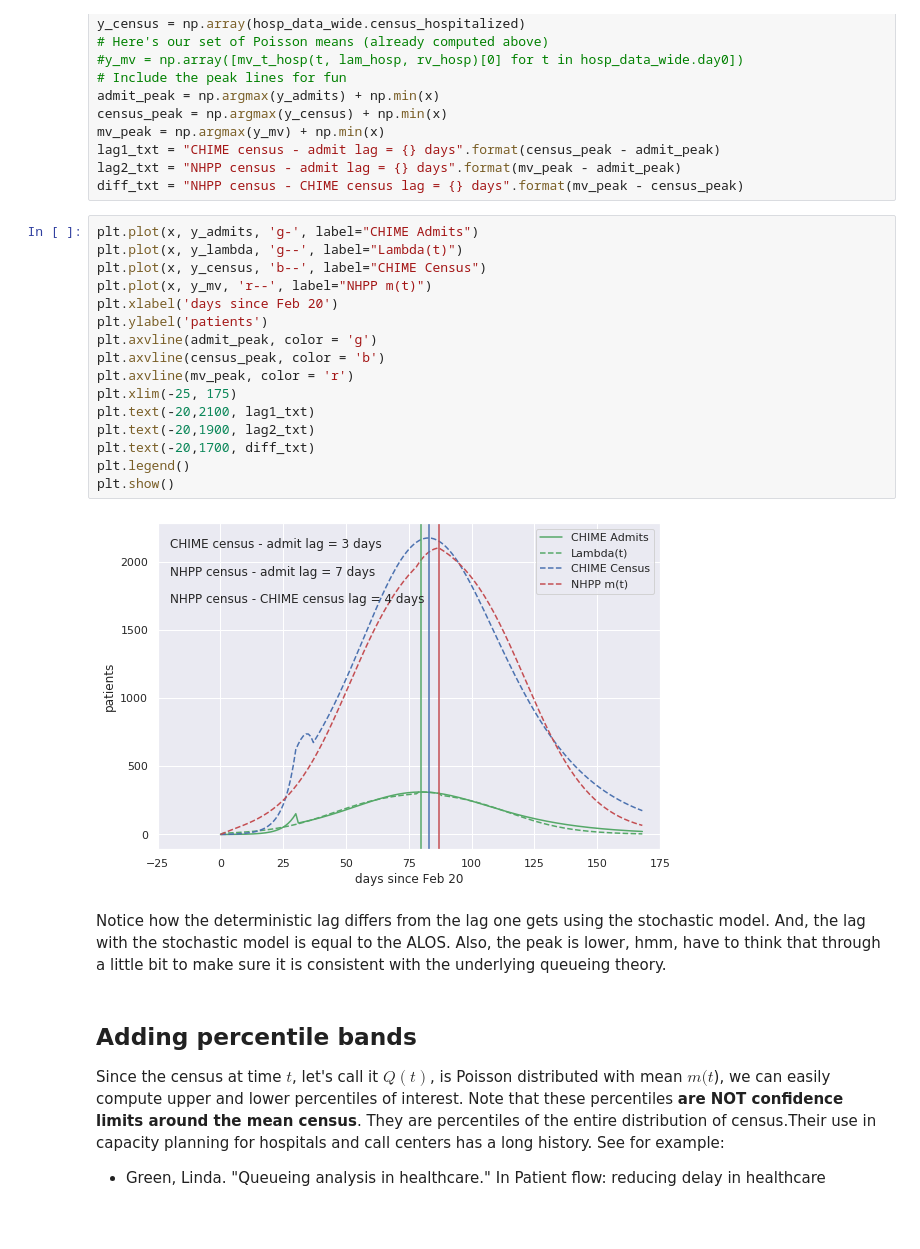
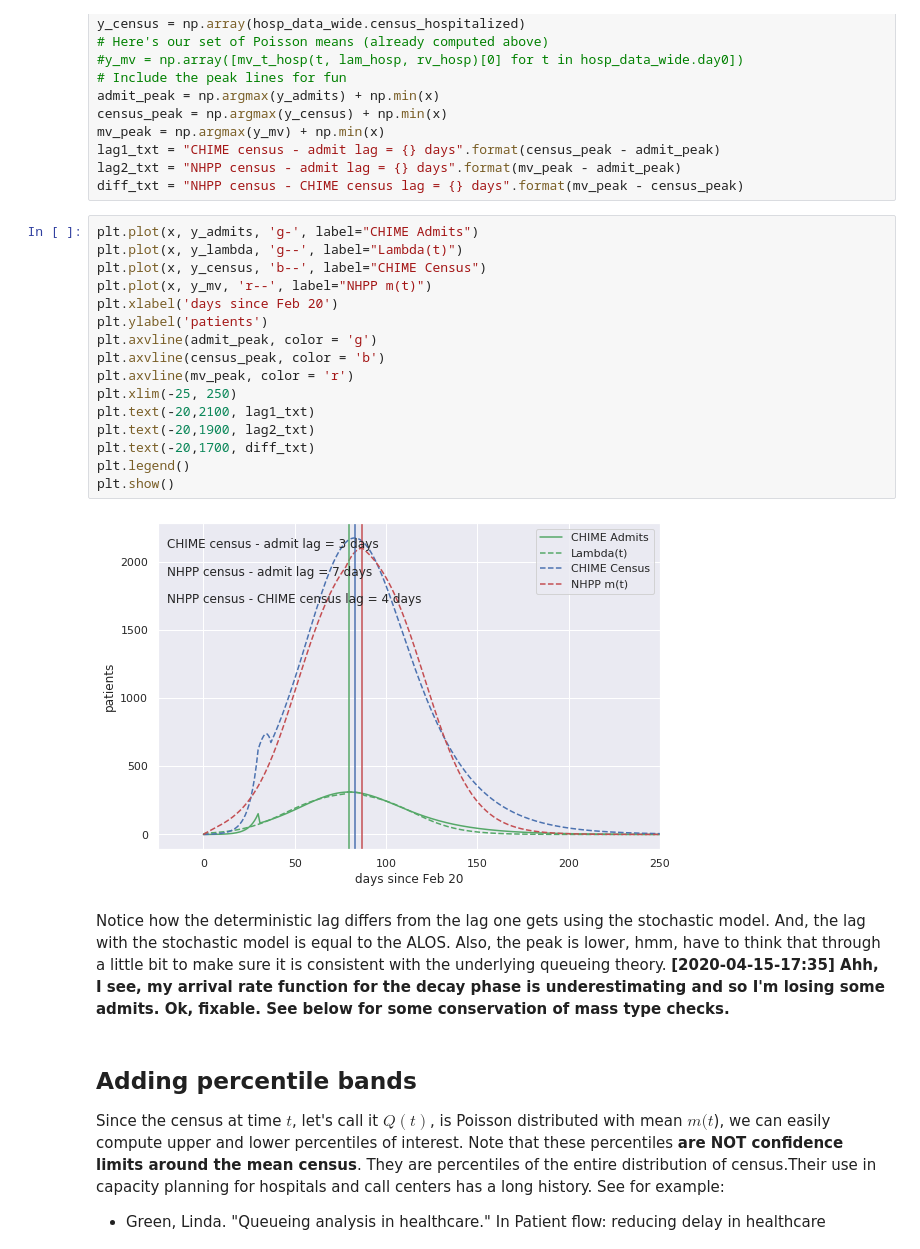
Before and after one commit to misken/c19, a Jupyter notebook: mychime/modeling/chime_flow_resources_p2.ipynb, the cells around one changed output. Cells and saved outputs as stored; diff of their text form; blank space fills up the shorter version.

Commit message:
found bad fit in decay part of arrival rate function leading to lost admits - need to fix

```diff
--- a/mychime/modeling/chime_flow_resources_p2.ipynb
+++ b/mychime/modeling/chime_flow_resources_p2.ipynb
@@ -728,23 +728,23 @@ diff_txt = "NHPP census - CHIME census lag = {} days".format(mv_peak - census_pe
 # %%
 plt.plot(x, y_admits, 'g-', label="CHIME Admits")
 plt.plot(x, y_lambda, 'g--', label="Lambda(t)")
 plt.plot(x, y_census, 'b--', label="CHIME Census")
 plt.plot(x, y_mv, 'r--', label="NHPP m(t)")
 plt.xlabel('days since Feb 20')
 plt.ylabel('patients')
 plt.axvline(admit_peak, color = 'g')
 plt.axvline(census_peak, color = 'b')
 plt.axvline(mv_peak, color = 'r')
-plt.xlim(-25, 175)
+plt.xlim(-25, 250)
 plt.text(-20,2100, lag1_txt)
 plt.text(-20,1900, lag2_txt)
 plt.text(-20,1700, diff_txt)
 plt.legend()
 plt.show()
 # %% [output]
-[figure, old version]
+[figure, new version]
 # %% [markdown]
-Notice how the deterministic lag differs from the lag one gets using the stochastic model. And, the lag with the stochastic model is equal to the ALOS. Also, the peak is lower, hmm, have to think that through a little bit to make sure it is consistent with the underlying queueing theory.
+Notice how the deterministic lag differs from the lag one gets using the stochastic model. And, the lag with the stochastic model is equal to the ALOS. Also, the peak is lower, hmm, have to think that through a little bit to make sure it is consistent with the underlying queueing theory. **[2020-04-15-17:35] Ahh, I see, my arrival rate function for the decay phase is underestimating and so I'm losing some admits. Ok, fixable. See below for some conservation of mass type checks.**
 # %% [markdown]
 ## Adding percentile bands
 Since the census at time $t$, let's call it $Q(t)$, is Poisson distributed with mean $m(t$), we can easily compute upper and lower percentiles of interest. Note that these percentiles **are NOT confidence limits around the mean census**. They are percentiles of the entire distribution of census.Their use in capacity planning for hospitals and call centers has a long history. See for example:
```
Also changed, not shown: parts of 24 cells of this notebook.
